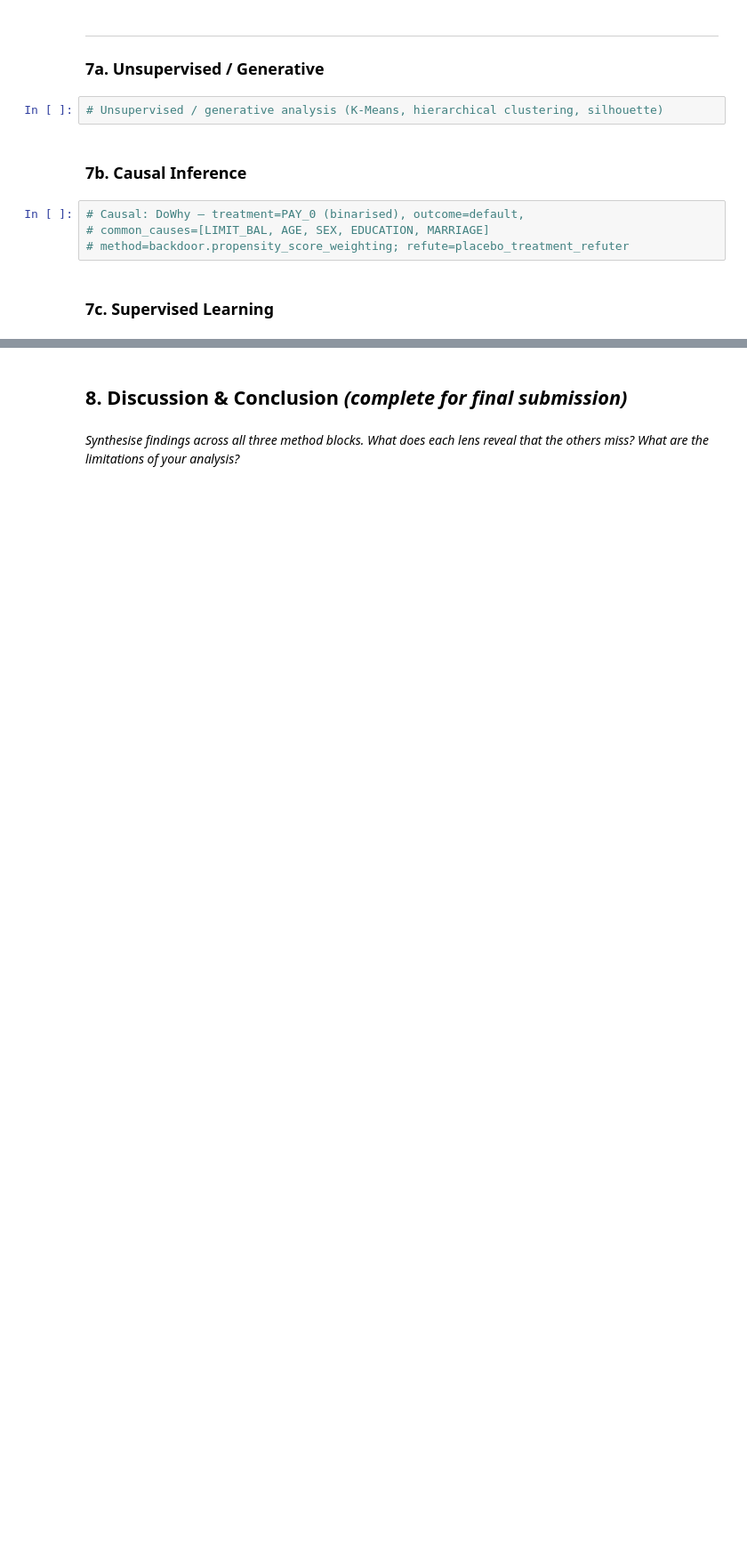
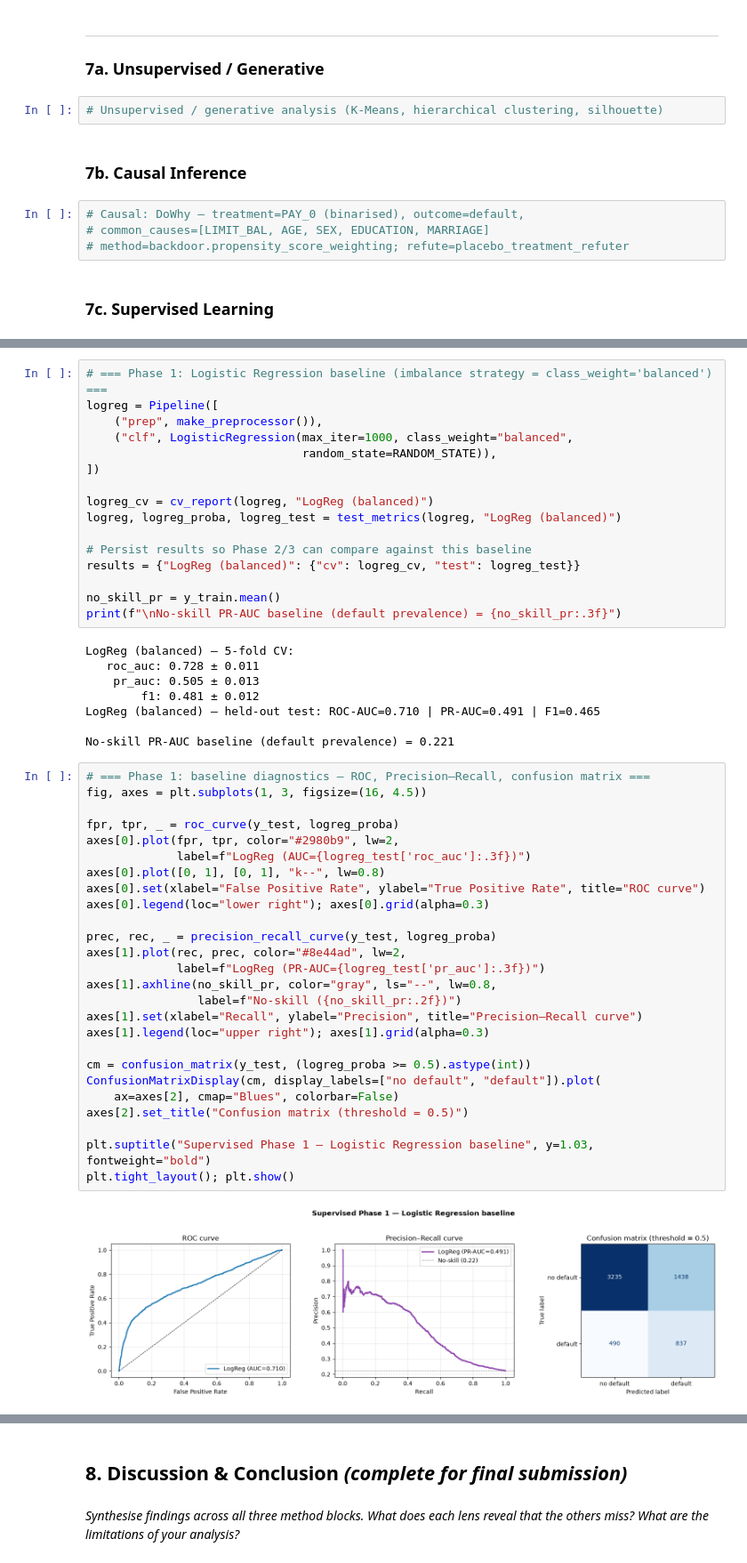
Before and after one commit to shantanu-777/dai-mission-group-v, a Jupyter notebook: notebook.ipynb, the cells around one changed output, grey strips where cells are left out. Shown at 89% size. Cells and saved outputs as stored; diff of their text form; blank space fills up the shorter version.

Commit message:
logistic baseline + ROC-AUC/PR-AUC/F1 evaluation harness

```diff
--- a/notebook.ipynb
+++ b/notebook.ipynb
@@ -299,0 +378,52 @@ Your mission **must** apply at least one technique from **each** of the three bl
+# %%
+# === Phase 1: Logistic Regression baseline (imbalance strategy = class_weight='balanced') ===
+logreg = Pipeline([
+    ("prep", make_preprocessor()),
+    ("clf", LogisticRegression(max_iter=1000, class_weight="balanced",
+                               random_state=RANDOM_STATE)),
+])
+
+logreg_cv = cv_report(logreg, "LogReg (balanced)")
+logreg, logreg_proba, logreg_test = test_metrics(logreg, "LogReg (balanced)")
+
+# Persist results so Phase 2/3 can compare against this baseline
+results = {"LogReg (balanced)": {"cv": logreg_cv, "test": logreg_test}}
+
+no_skill_pr = y_train.mean()
+print(f"\nNo-skill PR-AUC baseline (default prevalence) = {no_skill_pr:.3f}")
+# %% [output]
+LogReg (balanced) — 5-fold CV:
+   roc_auc: 0.728 ± 0.011
+    pr_auc: 0.505 ± 0.013
+        f1: 0.481 ± 0.012
+LogReg (balanced) — held-out test: ROC-AUC=0.710 | PR-AUC=0.491 | F1=0.465
+
+No-skill PR-AUC baseline (default prevalence) = 0.221
+# %%
+# === Phase 1: baseline diagnostics — ROC, Precision–Recall, confusion matrix ===
+fig, axes = plt.subplots(1, 3, figsize=(16, 4.5))
+
+fpr, tpr, _ = roc_curve(y_test, logreg_proba)
+axes[0].plot(fpr, tpr, color="#2980b9", lw=2,
+             label=f"LogReg (AUC={logreg_test['roc_auc']:.3f})")
+axes[0].plot([0, 1], [0, 1], "k--", lw=0.8)
+axes[0].set(xlabel="False Positive Rate", ylabel="True Positive Rate", title="ROC curve")
+axes[0].legend(loc="lower right"); axes[0].grid(alpha=0.3)
+
+prec, rec, _ = precision_recall_curve(y_test, logreg_proba)
+axes[1].plot(rec, prec, color="#8e44ad", lw=2,
+             label=f"LogReg (PR-AUC={logreg_test['pr_auc']:.3f})")
+axes[1].axhline(no_skill_pr, color="gray", ls="--", lw=0.8,
+                label=f"No-skill ({no_skill_pr:.2f})")
+axes[1].set(xlabel="Recall", ylabel="Precision", title="Precision–Recall curve")
+axes[1].legend(loc="upper right"); axes[1].grid(alpha=0.3)
+
+cm = confusion_matrix(y_test, (logreg_proba >= 0.5).astype(int))
+ConfusionMatrixDisplay(cm, display_labels=["no default", "default"]).plot(
+    ax=axes[2], cmap="Blues", colorbar=False)
+axes[2].set_title("Confusion matrix (threshold = 0.5)")
+
+plt.suptitle("Supervised Phase 1 — Logistic Regression baseline", y=1.03, fontweight="bold")
+plt.tight_layout(); plt.show()
+# %% [output]
+[figure, added]
```
Also changed, not shown: parts of 7 cells of this notebook.
